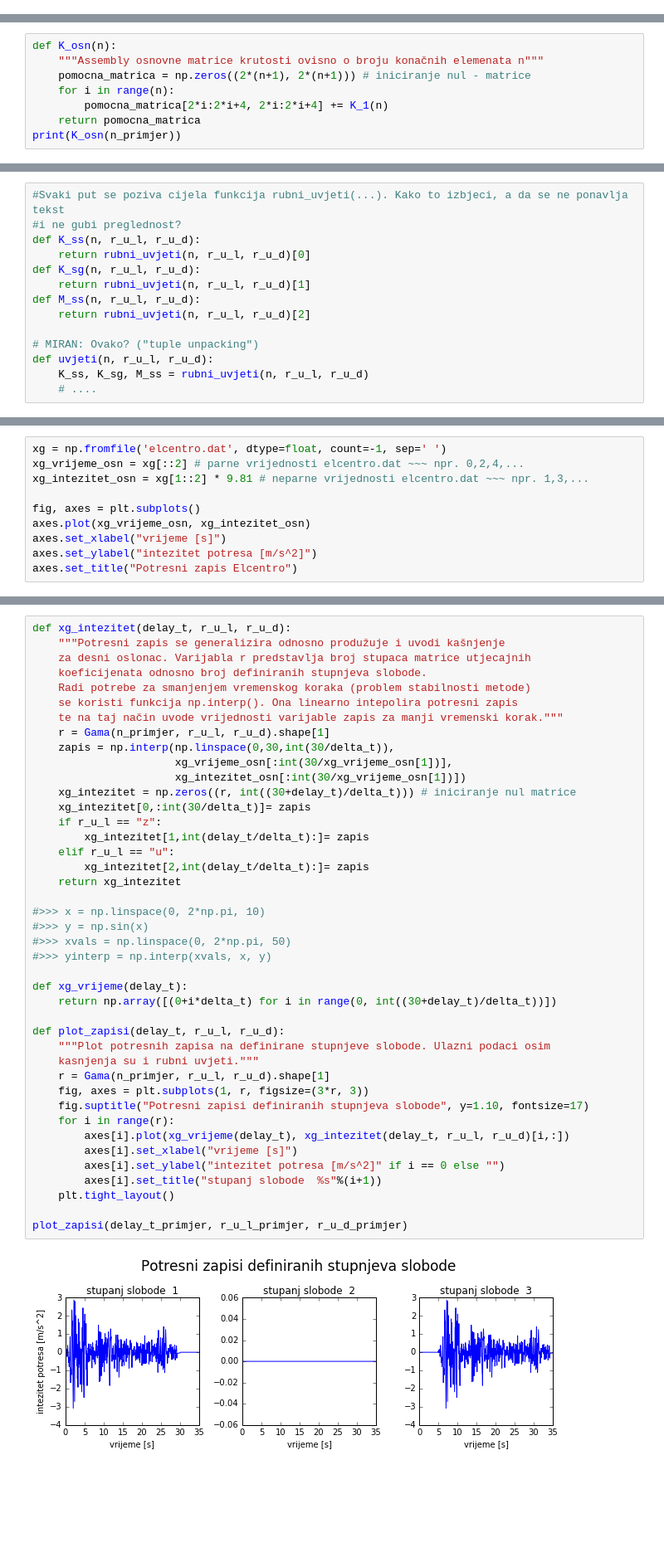
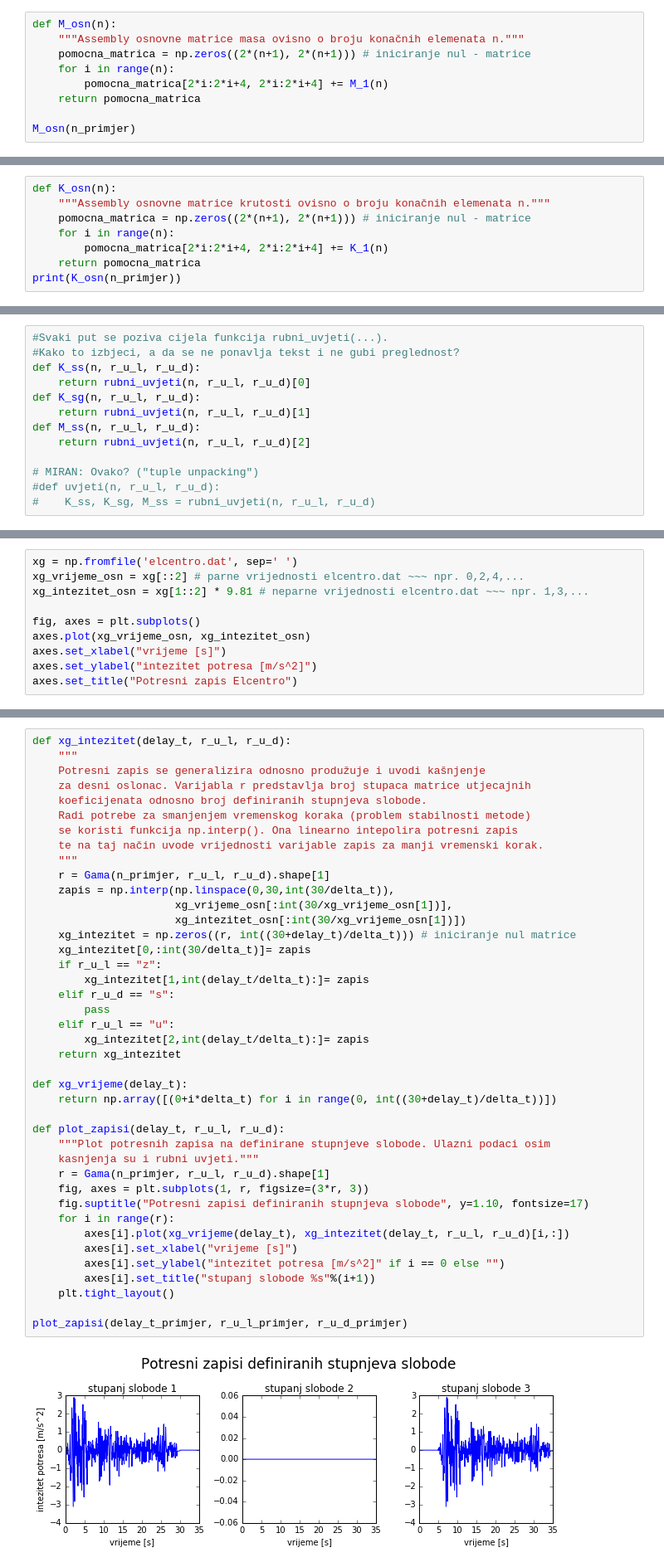
Before and after one commit to Ivan768/MSE-diplomski, a Jupyter notebook: MSE.ipynb, the cells around one changed output, grey strips where cells are left out. Shown at 83% size. Cells and saved outputs as stored; diff of their text form; blank space fills up the shorter version.

```diff
--- a/MSE.ipynb
+++ b/MSE.ipynb
@@ -105,0 +132,9 @@ print(M_osn(n_primjer))
+# %%
+def M_osn(n):
+    """Assembly osnovne matrice masa ovisno o broju konačnih elemenata n."""
+    pomocna_matrica = np.zeros((2*(n+1), 2*(n+1))) # iniciranje nul - matrice
+    for i in range(n):
+        pomocna_matrica[2*i:2*i+4, 2*i:2*i+4] += M_1(n)
+    return pomocna_matrica
+
+M_osn(n_primjer)
@@ -160,6 +194,6 @@ Radi preglednosti i ovdje su dana objašnjenja matrica krutosti:
 # %%
 def K_osn(n):
-    """Assembly osnovne matrice krutosti ovisno o broju konačnih elemenata n"""
+    """Assembly osnovne matrice krutosti ovisno o broju konačnih elemenata n."""
     pomocna_matrica = np.zeros((2*(n+1), 2*(n+1))) # iniciranje nul - matrice
     for i in range(n):
         pomocna_matrica[2*i:2*i+4, 2*i:2*i+4] += K_1(n)
@@ -261,6 +319,6 @@ rubni_uvjeti(3, "u", "z")[0], rubni_uvjeti(3, "u", "z")[1]
 # %%
-#Svaki put se poziva cijela funkcija rubni_uvjeti(...). Kako to izbjeci, a da se ne ponavlja tekst
-#i ne gubi preglednost?
+#Svaki put se poziva cijela funkcija rubni_uvjeti(...).
+#Kako to izbjeci, a da se ne ponavlja tekst i ne gubi preglednost?
 def K_ss(n, r_u_l, r_u_d):
     return rubni_uvjeti(n, r_u_l, r_u_d)[0]
 def K_sg(n, r_u_l, r_u_d):
@@ -269,9 +327,8 @@ def M_ss(n, r_u_l, r_u_d):
     return rubni_uvjeti(n, r_u_l, r_u_d)[2]
 
 # MIRAN: Ovako? ("tuple unpacking")
-def uvjeti(n, r_u_l, r_u_d):
-    K_ss, K_sg, M_ss = rubni_uvjeti(n, r_u_l, r_u_d)
-    # ....
+#def uvjeti(n, r_u_l, r_u_d):
+#    K_ss, K_sg, M_ss = rubni_uvjeti(n, r_u_l, r_u_d)
 # %% [markdown]
 ## Proračun vlastitih vrijednosti i kružnih frekvencija
 
@@ -373,7 +438,7 @@ array([[ 0.85,  0.37,  0.15],
 
 Ovaj korak u literaturi je nazvan step 6. Koristi se stvarni potresni zapis potresa Elcentro preuzet sa stranice http://www.vibrationdata.com/elcentro.dat.
 # %%
-xg = np.fromfile('elcentro.dat', dtype=float, count=-1, sep=' ')
+xg = np.fromfile('elcentro.dat', sep=' ')
 xg_vrijeme_osn = xg[::2] # parne vrijednosti elcentro.dat ~~~ npr. 0,2,4,...
 xg_intezitet_osn = xg[1::2] * 9.81 # neparne vrijednosti elcentro.dat ~~~ npr. 1,3,...
 
@@ -393,48 +458,47 @@ Ovisno o r, broju stupaca matrice utjecajnih koeficijenata, se definiraju potres
 Ispod koda je plot potresnih zapisa. Iz njega se vidi da je definirano da za kuteve zaokreta nema potresne pobude. Proračun koristi prvih 30 sekundi potresnih zapisa pa isti nebi funkcionirao za kraći potresni zapis.
 # %%
 def xg_intezitet(delay_t, r_u_l, r_u_d):
-    """Potresni zapis se generalizira odnosno produžuje i uvodi kašnjenje
+    """
+    Potresni zapis se generalizira odnosno produžuje i uvodi kašnjenje
     za desni oslonac. Varijabla r predstavlja broj stupaca matrice utjecajnih
     koeficijenata odnosno broj definiranih stupnjeva slobode.
     Radi potrebe za smanjenjem vremenskog koraka (problem stabilnosti metode)
     se koristi funkcija np.interp(). Ona linearno intepolira potresni zapis
-    te na taj način uvode vrijednosti varijable zapis za manji vremenski korak."""
+    te na taj način uvode vrijednosti varijable zapis za manji vremenski korak.
+    """
     r = Gama(n_primjer, r_u_l, r_u_d).shape[1]
     zapis = np.interp(np.linspace(0,30,int(30/delta_t)),
                       xg_vrijeme_osn[:int(30/xg_vrijeme_osn[1])],
                       xg_intezitet_osn[:int(30/xg_vrijeme_osn[1])])
     xg_intezitet = np.zeros((r, int((30+delay_t)/delta_t))) # iniciranje nul matrice
     xg_intezitet[0,:int(30/delta_t)]= zapis
     if r_u_l == "z":
         xg_intezitet[1,int(delay_t/delta_t):]= zapis
+    elif r_u_d == "s":
+        pass
     elif r_u_l == "u":
         xg_intezitet[2,int(delay_t/delta_t):]= zapis
     return xg_intezitet
-
-#>>> x = np.linspace(0, 2*np.pi, 10)
-#>>> y = np.sin(x)
-#>>> xvals = np.linspace(0, 2*np.pi, 50)
-#>>> yinterp = np.interp(xvals, x, y)
 
 def xg_vrijeme(delay_t):
     return np.array([(0+i*delta_t) for i in range(0, int((30+delay_t)/delta_t))])
 
 def plot_zapisi(delay_t, r_u_l, r_u_d):
     """Plot potresnih zapisa na definirane stupnjeve slobode. Ulazni podaci osim
     kasnjenja su i rubni uvjeti."""
     r = Gama(n_primjer, r_u_l, r_u_d).shape[1]
     fig, axes = plt.subplots(1, r, figsize=(3*r, 3))
     fig.suptitle("Potresni zapisi definiranih stupnjeva slobode", y=1.10, fontsize=17)
     for i in range(r):
         axes[i].plot(xg_vrijeme(delay_t), xg_intezitet(delay_t, r_u_l, r_u_d)[i,:])
         axes[i].set_xlabel("vrijeme [s]")
         axes[i].set_ylabel("intezitet potresa [m/s^2]" if i == 0 else "")
-        axes[i].set_title("stupanj slobode  %s"%(i+1))
+        axes[i].set_title("stupanj slobode %s"%(i+1))
     plt.tight_layout()
 
 plot_zapisi(delay_t_primjer, r_u_l_primjer, r_u_d_primjer)
 # %% [output]
-[figure, old version]
+[figure, new version]
 # %% [markdown]
 ## Prijelazna matrica
 
```
Also changed, not shown: parts of 35 cells of this notebook.
